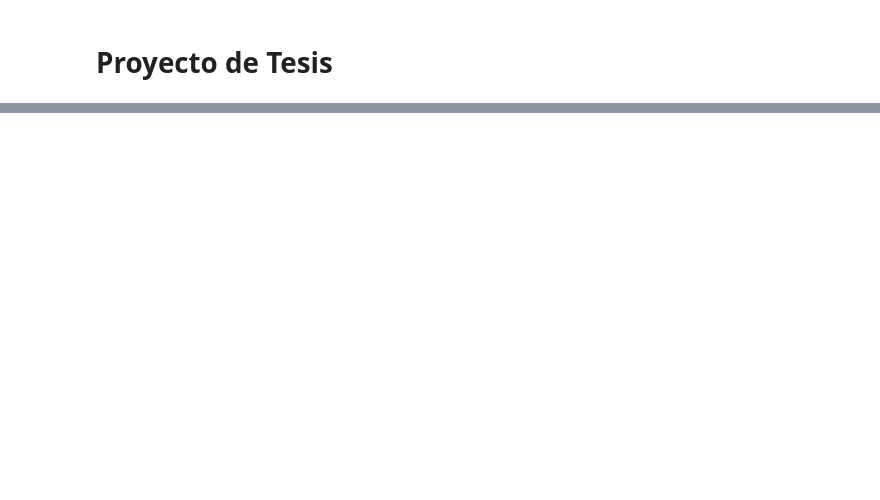
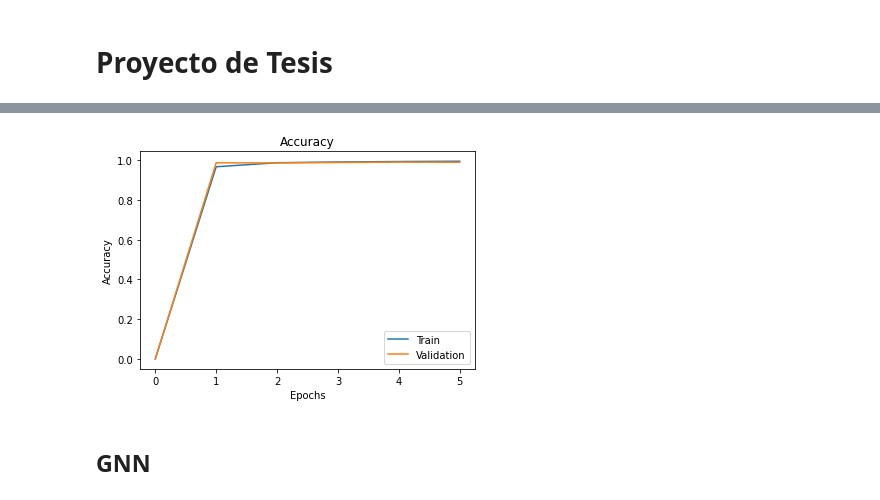
Before and after one commit to jesusmiguel123/Tesis, a Jupyter notebook: Tesis.ipynb, the cells around one changed output, grey strips where cells are left out. Cells and saved outputs as stored; diff of their text form; code cells hidden in the pictures; blank space fills up the shorter version.

```diff
--- a/Tesis.ipynb
+++ b/Tesis.ipynb
@@ -131,0 +136,16 @@ array([[1., 1., 1., 1., 0.],
+# %%
+ep = np.arange(0, epochs + 1,1)
+plt.plot(ep, convTrainAcc, label="Train")
+plt.plot(ep, convValAcc, label="Validation")
+
+plt.title("Accuracy")
+plt.xlabel("Epochs")
+plt.ylabel("Accuracy")
+
+plt.legend()
+
+plt.show()
+# %% [output]
+[figure, added]
+# %% [markdown]
+## GNN
```
Also changed, not shown: parts of 27 cells of this notebook.
